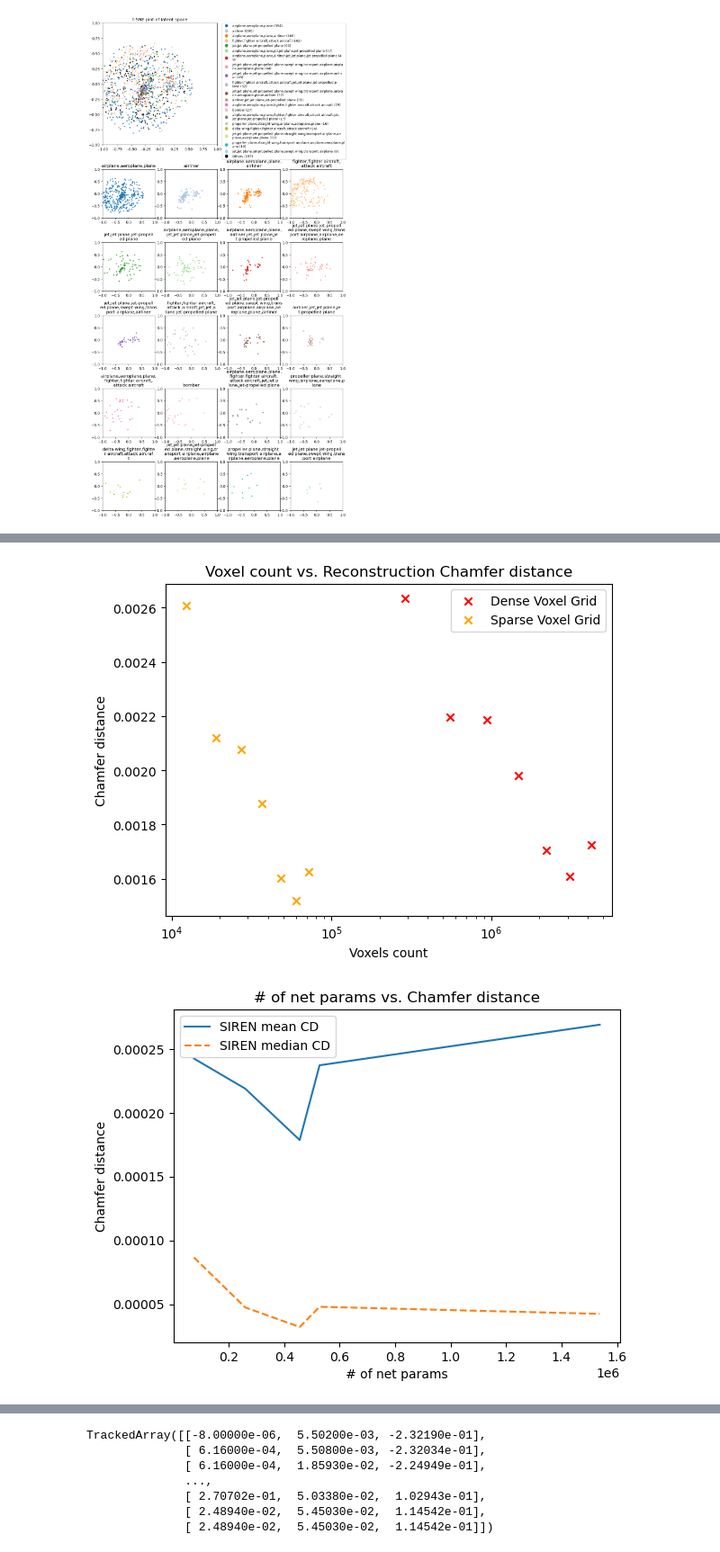
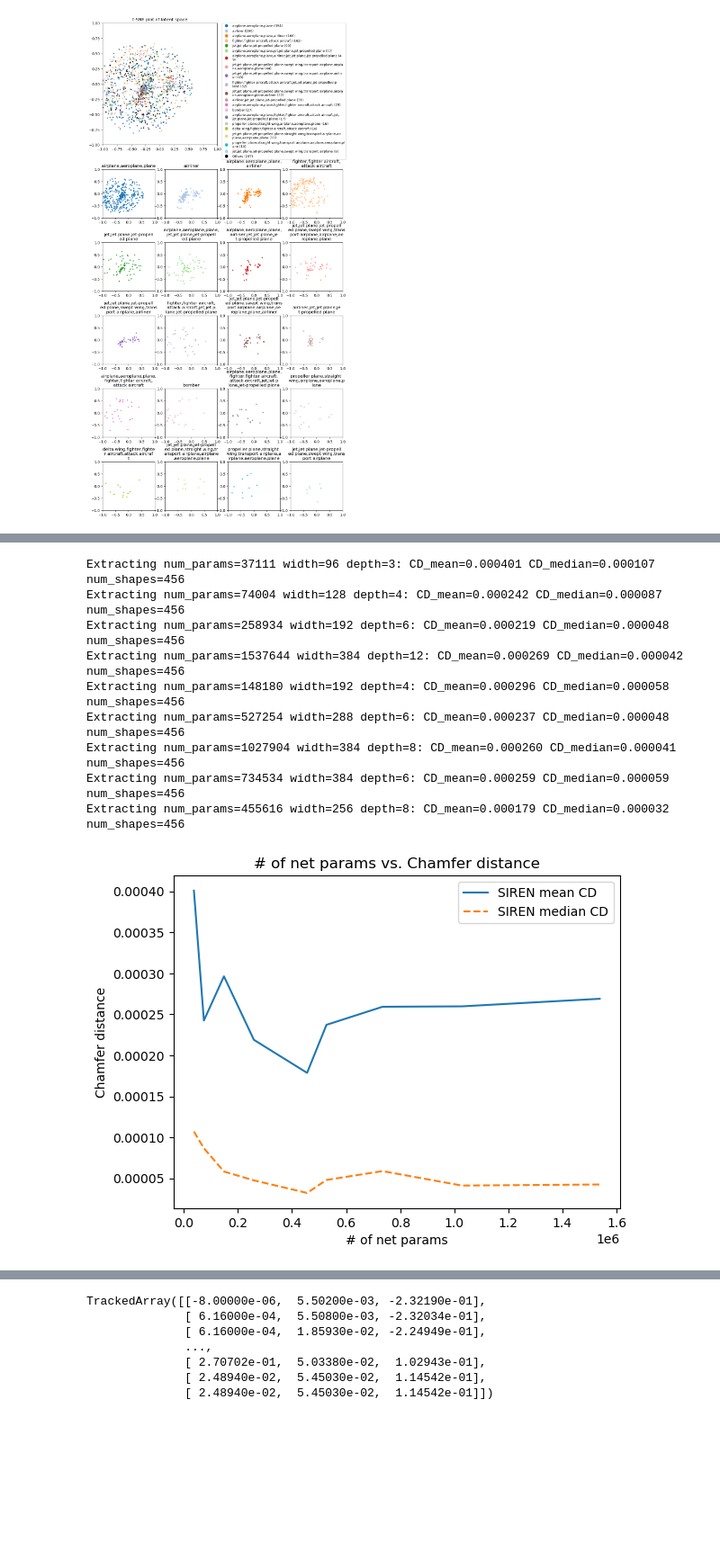
Before and after one commit to philippwulff/Deep3DComp, a Jupyter notebook: test.ipynb, the cells around one changed output, grey strips where cells are left out. Shown at 90% size. Saved outputs shown, nothing was run; the diff lists cells and outputs as text; code cells hidden in the pictures; blank space fills up the shorter version.

Commit message:
plotting stuff and other

```diff
--- a/test.ipynb
+++ b/test.ipynb
@@ -63,38 +69,29 @@ plotting.plot_capacity_vs_chamfer_dist(voxelization_logs=vox_logs)
-# %%
-# exps = [
-#     "../../shared/deepsdfcomp/size_vs_performance/siren_width=64_no_bottleneck/",
-#     "../../shared/deepsdfcomp/size_vs_performance/siren_width=128_no_bottleneck/",
-#     "../../shared/deepsdfcomp/size_vs_performance/siren_width=256_no_bottleneck/",
-#     ]
-vox_logs = [
-    "data/voxRes/voxelize_meshes_res=64/run_voxelize_logs.csv",
-    "data/voxRes/voxelize_meshes_res=80/run_voxelize_logs.csv",
-    "data/voxRes/voxelize_meshes_res=96/run_voxelize_logs.csv",
-    "data/voxRes/voxelize_meshes_res=112/run_voxelize_logs.csv",
-    "data/voxRes/voxelize_meshes_res=128/run_voxelize_logs.csv",
-    "data/voxRes/voxelize_meshes_res=144/run_voxelize_logs.csv",
-    "data/voxRes/voxelize_meshes_res=160/run_voxelize_logs.csv",
-    # "data/voxRes/voxelize_meshes_res=176/run_voxelize_logs.csv",
-    # "data/voxRes/voxelize_meshes_res=192/run_voxelize_logs.csv",
-    # "data/voxRes/voxelize_meshes_res=112/run_voxelize.csv",
-    # "data/voxRes/voxelize_meshes_res=118/run_voxelize_until_CD_logs.csv",
-]
-plotting.plot_capacity_vs_chamfer_dist(voxelization_logs=vox_logs)
-# %% [output]
-[figure, removed]
 # %%
 exps = [
+    "../../shared/deepsdfcomp/searches/num_params_search/exp00_3layers_96width",
     "../../shared/deepsdfcomp/searches/num_params_search/exp00_4layers_128width",
     "../../shared/deepsdfcomp/searches/num_params_search/exp01_6layers_192width",
     "../../shared/deepsdfcomp/searches/num_params_search/exp04_12layers_384width",
+    "../../shared/deepsdfcomp/searches/num_params_search/exp04.2_4layers_192width",
     "../../shared/deepsdfcomp/searches/num_params_search/exp05_6layers_288width",
+    "../../shared/deepsdfcomp/searches/num_params_search/exp06_8layers_384width",
+    "../../shared/deepsdfcomp/searches/num_params_search/exp08_6layers_384width",
     "../../shared/deepsdfcomp/searches/double_nonlinearity/siren_new_schedule",
     # "../../shared/deepsdfcomp/searches/num_params_search/",
     # "../../shared/deepsdfcomp/searches/num_params_search/",
     ]
 vox_logs = [
 
 ]
 plotting.plot_capacity_vs_chamfer_dist(exp_dirs_net_capacity=exps)
 # %% [output]
+Extracting num_params=37111 width=96 depth=3: CD_mean=0.000401 CD_median=0.000107 num_shapes=456
+Extracting num_params=74004 width=128 depth=4: CD_mean=0.000242 CD_median=0.000087 num_shapes=456
+Extracting num_params=258934 width=192 depth=6: CD_mean=0.000219 CD_median=0.000048 num_shapes=456
+Extracting num_params=1537644 width=384 depth=12: CD_mean=0.000269 CD_median=0.000042 num_shapes=456
+Extracting num_params=148180 width=192 depth=4: CD_mean=0.000296 CD_median=0.000058 num_shapes=456
+Extracting num_params=527254 width=288 depth=6: CD_mean=0.000237 CD_median=0.000048 num_shapes=456
+Extracting num_params=1027904 width=384 depth=8: CD_mean=0.000260 CD_median=0.000041 num_shapes=456
+Extracting num_params=734534 width=384 depth=6: CD_mean=0.000259 CD_median=0.000059 num_shapes=456
+Extracting num_params=455616 width=256 depth=8: CD_mean=0.000179 CD_median=0.000032 num_shapes=456
-[figure, old version]
+[figure, new version]
```
Also changed, not shown: parts of 6 cells of this notebook, 4 other files.
